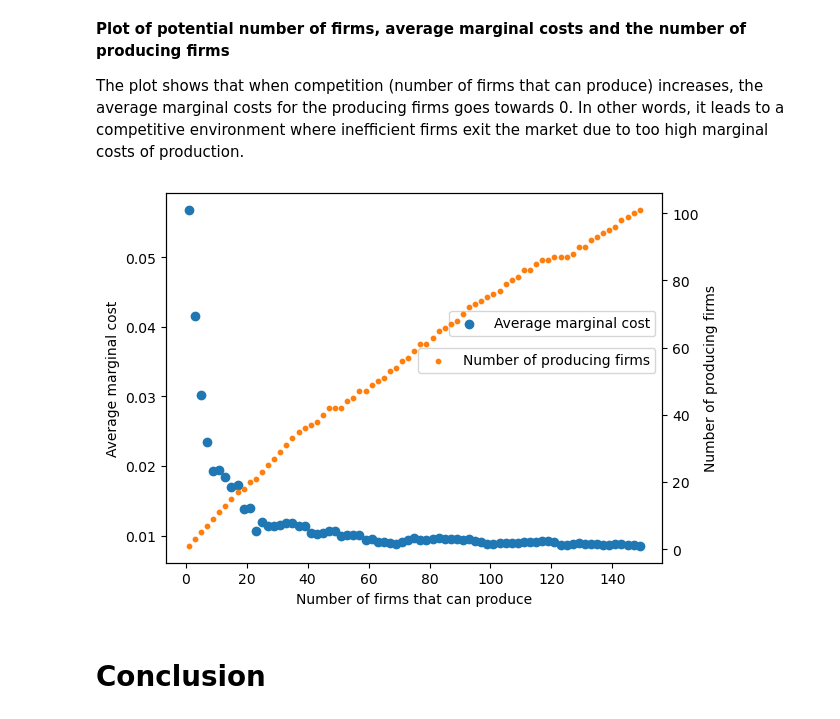
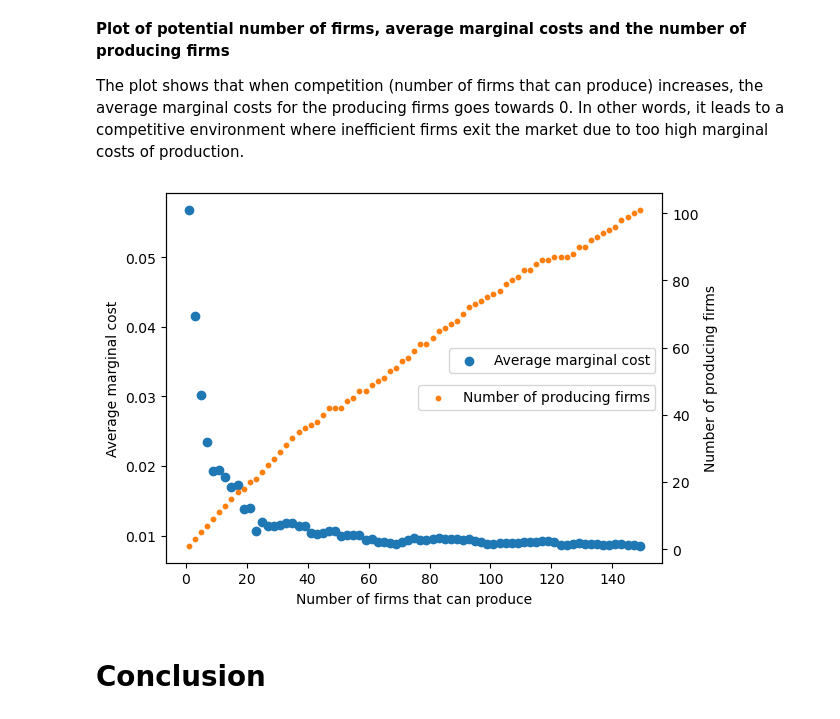
Before and after one commit to NumEconCopenhagen/projects-2023-magnus-kristian, a Jupyter notebook: modelproject/modelproject.ipynb, the cells around one changed output. Drawn from its saved outputs; the diff is of its cells as text; code cells hidden in the pictures.

```diff
--- a/modelproject/modelproject.ipynb
+++ b/modelproject/modelproject.ipynb
@@ -178,7 +176,7 @@ profit_list = []
 
 #Run model for 20 firms
 for i in b_list:
-    sol = modelproject.solve_model(20,b=i,c_constant=0,display=False)
+    sol = modelproject.solve_model(20, b=i, draw_from_distribution=True, constant_value=9999, display=False)
     sum_profit = sum(sol.profit)
     sum_x = sum(sol.x0)
     profit_list.append(sum_profit)
@@ -215,36 +213,36 @@ The plot shows that when competition (number of firms that can produce) increase
 N_init_list = range(1,150,2)
 c_list = []
 N_list = []
 
 for i in N_init_list:
     sol = modelproject.solve_model(i,display=False)
     mean_c = np.mean(sol.c_vec)
     c_list.append(mean_c)
     N_list.append(sol.N)
 
 # Create a figure and axis object
 fig, ax1 = plt.subplots()
 
 # Plot x0 on the first y-axis
 ax1.set_xlabel('Number of firms that can produce')
 ax1.set_ylabel('Average marginal cost')
 ax1.scatter(N_init_list, c_list, color='tab:blue', label='Average marginal cost')
 
 # Create a second y-axis object
 ax2 = ax1.twinx()
 
 # Plot profit on the second y-axis
 ax2.set_ylabel('Number of producing firms')
 ax2.scatter(N_init_list, N_list, color='tab:orange', label='Number of producing firms', s=10)
 
 # Add a legend in the upper right corner
-ax2.legend(loc='upper right', bbox_to_anchor=(1, 0.6))
-ax1.legend(loc='upper right', bbox_to_anchor=(1, 0.7))
+ax2.legend(loc='upper right', bbox_to_anchor=(1, 0.5))
+ax1.legend(loc='upper right', bbox_to_anchor=(1, 0.6))
 
 # Show the plot
 plt.show()
 # %% [output]
-[figure, old version]
+[figure, new version]
 # %% [markdown]
 # Conclusion
 # %% [markdown]
```
Also changed, not shown: parts of 3 cells of this notebook, 1 other file.
